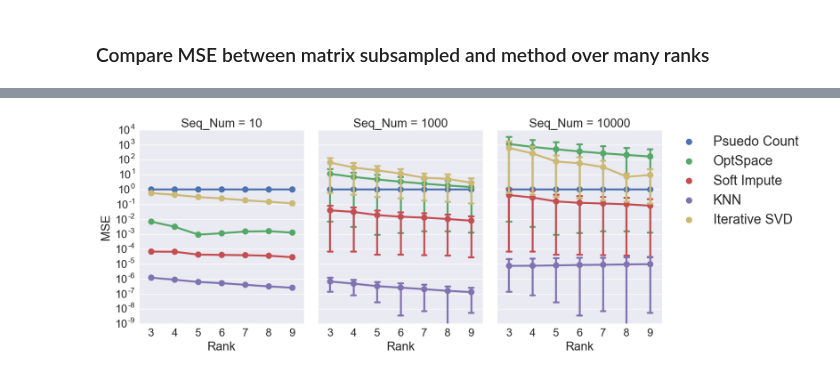
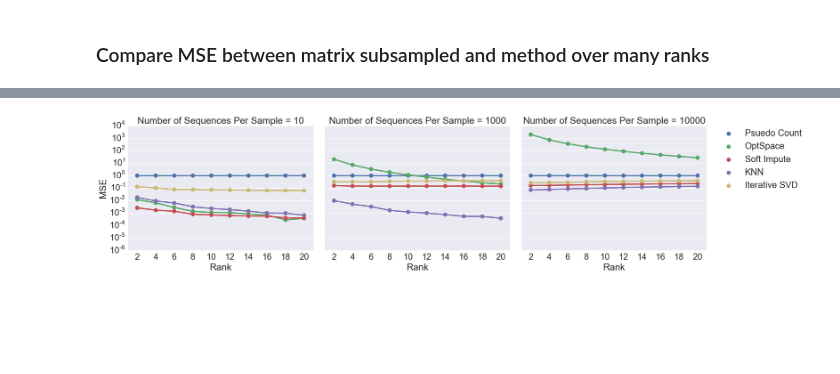
Before and after one commit to biocore/DEICODE, a Jupyter notebook: Examples/Latent_low_rank_simulations.ipynb, the cells around one changed output, grey strips where cells are left out. Drawn from its saved outputs; the diff is of its cells as text; code cells hidden in the pictures; blank space fills up the shorter version.

```diff
--- a/Examples/Latent_low_rank_simulations.ipynb
+++ b/Examples/Latent_low_rank_simulations.ipynb
@@ -337,4 +322,5 @@ plt.show()
 # %%
+%%capture capt
 X_recovered_psuedo=[]
 X_recovered_opt=[]
 X_recovered_soft=[]
@@ -347,7 +333,7 @@ for X_noise_subsampled in Subsamples_noisy:
     X_recovered_psuedo.append(pd.DataFrame(X_noise_subsampled+1,X_noise_subsampled.index,X_noise_subsampled.columns))
 
     # OptSpace
-    X_filled_opt=complete_matrix(X_noise_subsampled.as_matrix().copy(),rank=3,iteration=20,minval=.01)
+    X_filled_opt=complete_matrix(X_noise_subsampled.as_matrix().copy(),rank=3,iteration=20,maxval=1,minval=.01)
     X_recovered_opt.append(pd.DataFrame(X_filled_opt,X_noise_subsampled.index,X_noise_subsampled.columns))
 
     # Make 0 NaN for fancy impute
@@ -355,13 +341,13 @@ for X_noise_subsampled in Subsamples_noisy:
     X_noisefancy[X_noisefancy==0]=np.nan
 
     # KNN
-    X_filled_knn = KNN(k=20,verbose=False,max_value=.01).complete(X_noisefancy)
+    X_filled_knn = KNN(k=20,verbose=False,min_value=.01,max_value=1).complete(X_noisefancy)
     X_recovered_knn.append(pd.DataFrame(X_filled_knn,X_noise_subsampled.index,X_noise_subsampled.columns))
 
     #soft impute
-    X_filled_softimpute = SoftImpute(verbose=False,max_value=.01).complete(X_noisefancy)
+    X_filled_softimpute = SoftImpute(verbose=False,min_value=.01,max_value=1).complete(X_noisefancy)
     X_recovered_soft.append(pd.DataFrame(X_filled_softimpute,X_noise_subsampled.index,X_noise_subsampled.columns))
 
     # Iter SVD
-    X_filled_iter=IterativeSVD(verbose=False,max_value=.01).complete(X_noisefancy)
+    X_filled_iter=IterativeSVD(verbose=False,min_value=.01,max_value=1).complete(X_noisefancy)
     X_recovered_itersvd.append(pd.DataFrame(X_filled_iter,X_noise_subsampled.index,X_noise_subsampled.columns))
@@ -413,6 +381,7 @@ for sub_ in subsample_points:
 
     Subsamples_noisy.append(X_noise_sub)
 # %%
+%%capture capt
 X_recovered_psuedo=[]
 X_recovered_opt=[]
 X_recovered_soft=[]
@@ -425,7 +394,7 @@ for X_noise_subsampled in Subsamples_noisy:
     X_recovered_psuedo.append(X_noise_subsampled+1)
 
     # OptSpace
-    X_filled_opt=complete_matrix(X_noise_subsampled.as_matrix().copy(),rank=3,iteration=20,minval=.01)
+    X_filled_opt=complete_matrix(X_noise_subsampled.as_matrix().copy(),rank=3,iteration=20,minval=.01,maxval=1)
     X_recovered_opt.append(pd.DataFrame(X_filled_opt,X_noise_subsampled.index,X_noise_subsampled.columns))
 
     # Make 0 NaN for fancy impute
@@ -433,13 +402,13 @@ for X_noise_subsampled in Subsamples_noisy:
     X_noisefancy[X_noisefancy==0]=np.nan
 
     # KNN
-    X_filled_knn = KNN(k=20,verbose=False,max_value=.01).complete(X_noisefancy)
+    X_filled_knn = KNN(k=20,verbose=False,min_value=.01,max_value=1).complete(X_noisefancy)
     X_recovered_knn.append(pd.DataFrame(X_filled_knn,X_noise.index,X_noise.columns))
 
     #soft impute
-    X_filled_softimpute = SoftImpute(verbose=False,max_value=.01).complete(X_noisefancy)
+    X_filled_softimpute = SoftImpute(verbose=False,min_value=.01,max_value=1).complete(X_noisefancy)
     X_recovered_soft.append(pd.DataFrame(X_filled_softimpute,X_noise.index,X_noise.columns))
 
     # Iter SVD
-    X_filled_iter=IterativeSVD(verbose=False,max_value=.01).complete(X_noisefancy)
+    X_filled_iter=IterativeSVD(verbose=False,min_value=.01,max_value=1).complete(X_noisefancy)
     X_recovered_itersvd.append(pd.DataFrame(X_filled_iter,X_noise.index,X_noise.columns))
@@ -491,17 +442,18 @@ plt.show()
 # %% [markdown]
 ### Compare MSE between matrix subsampled and method over many ranks
 # %%
+%%capture capt
 mse=[]
 method=[]
 ranks=[]
 num_seq=[]
 
-for rank_ in range(3,10):
+for rank_ in list(range(2, 22, 2)):
     print('rank'+str(rank_))
 
     ### generate data ###
     r=rank_ #numbers of blocks (rank of the matrix)
-    n=r*30 # number of columns (Samples)
+    n=rank_*30 # number of columns (Samples)
     b=n*10 # number of rows (OTUS)
     # make a mock mapping data
     mapping=pd.DataFrame(np.array([['Cluster %s'%str(x)]*int(n/r) for x in range(1,r+1)]).flatten(),columns=['example'],index=['sample_'+str(x) for x in range(0,n)])
@@ -537,7 +489,7 @@ for rank_ in range(3,10):
             X_recovered_psuedo.append(X_noise_subsampled+1)
 
             # OptSpace
-            X_filled_opt=complete_matrix(X_noise_subsampled.as_matrix().copy(),rank=rank_,iteration=20,minval=.01)
+            X_filled_opt=complete_matrix(X_noise_subsampled.as_matrix().copy(),rank=rank_,iteration=15,minval=.01,maxval=1)
             X_recovered_opt.append(pd.DataFrame(X_filled_opt,X_noise_subsampled.index,X_noise_subsampled.columns))
 
             # Make 0 NaN for fancy impute
@@ -545,15 +497,15 @@ for rank_ in range(3,10):
             X_noisefancy[X_noisefancy==0]=np.nan
 
             # KNN
-            X_filled_knn = KNN(k=20,verbose=False,max_value=.01).complete(X_noisefancy)
+            X_filled_knn = KNN(k=20,verbose=False,min_value=.01,max_value=1).complete(X_noisefancy)
             X_recovered_knn.append(pd.DataFrame(X_filled_knn,X_noise.index,X_noise.columns))
 
             #soft impute
-            X_filled_softimpute = SoftImpute(verbose=False,max_value=.01).complete(X_noisefancy)
+            X_filled_softimpute = SoftImpute(verbose=False,min_value=.01,max_value=1).complete(X_noisefancy)
             X_recovered_soft.append(pd.DataFrame(X_filled_softimpute,X_noise.index,X_noise.columns))
 
             # Iter SVD
-            X_filled_iter=IterativeSVD(verbose=False,max_value=.01).complete(X_noisefancy)
+            X_filled_iter=IterativeSVD(verbose=False,min_value=.01,max_value=1).complete(X_noisefancy)
             X_recovered_itersvd.append(pd.DataFrame(X_filled_iter,X_noise.index,X_noise.columns))
 
         #MSE
@@ -606,14 +540,15 @@ No samples have sufficient overlap with sample 873
 # %%
-plot_all=pd.DataFrame([mse,method,ranks,num_seq],['MSE','Method','Rank','Seq_Num']).T
+plot_all=pd.DataFrame([mse,method,ranks,num_seq],['MSE','Method','Rank','Number of Sequences Per Sample']).T
 # %%
 # Draw a pointplot to show pulse as a function of three categorical factors
-sns.set(font_scale=1.8)
+sns.set(font_scale=2.1)
 
-sns.factorplot(x="Rank", y="MSE", hue="Method", col="Seq_Num", data=plot_all,
-                   capsize=.2, size=6,alpha=.6, aspect=.75,legend=False)
+sns.factorplot(x="Rank", y="MSE", hue="Method", col="Number of Sequences Per Sample", data=plot_all,
+                   capsize=.1,ci=None, size=6,alpha=.6, aspect=1.2,legend=False, kind="point")
 #despine(left=True)
+plt.ylim(10**-6,10**4)
 plt.yscale('log')
 plt.legend(bbox_to_anchor=(1.05, 1), loc=2, borderaxespad=0.,prop={'size':22})
 plt.show()
 # %% [output]
-[figure, old version]
+[figure, new version]
```
Also changed, not shown: parts of 11 cells of this notebook, 1 other file.
